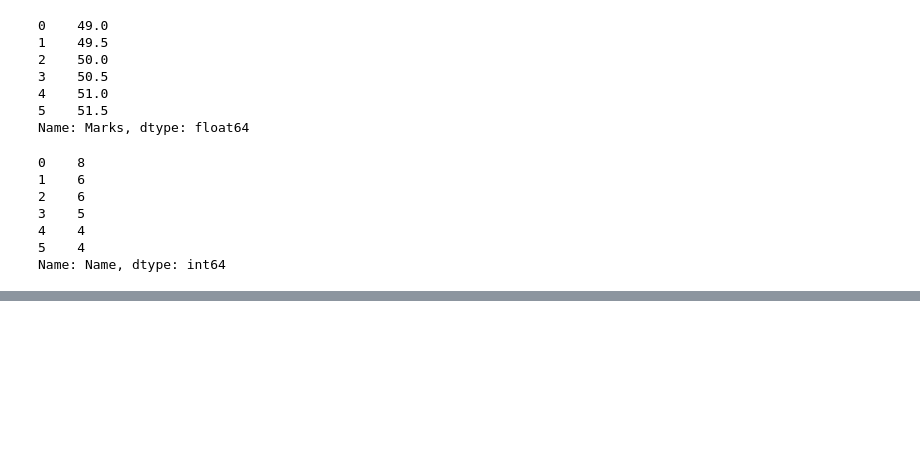
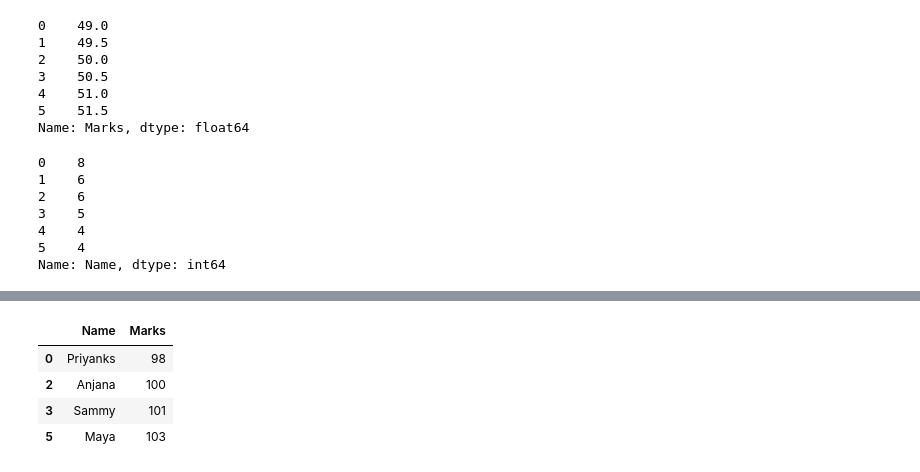
Before and after one commit to AlisTamang10/Python-Basics, a Jupyter notebook: Data Analysis/Data Reading.ipynb, the cells around one changed output, grey strips where cells are left out. Cells and saved outputs as stored; diff of their text form; code cells hidden in the pictures; blank space fills up the shorter version.

```diff
--- a/Data Analysis/Data Reading.ipynb
+++ b/Data Analysis/Data Reading.ipynb
@@ -227,0 +304,9 @@ df1
+# %%
+#display gender by female and marks
+df1[df1['Gender']=='Female'][['Name','Marks']]
+# %% [output]
+|  | Name | Marks |
+| 0 | Priyanks | 98 |
+| 2 | Anjana | 100 |
+| 3 | Sammy | 101 |
+| 5 | Maya | 103 |
```
Also changed, not shown: parts of 13 cells of this notebook.
